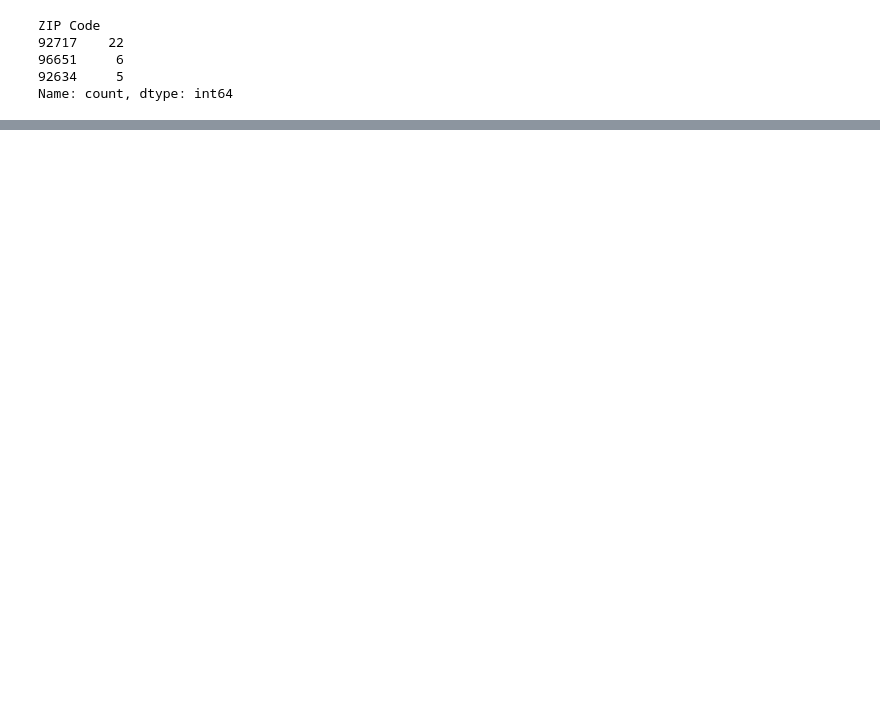
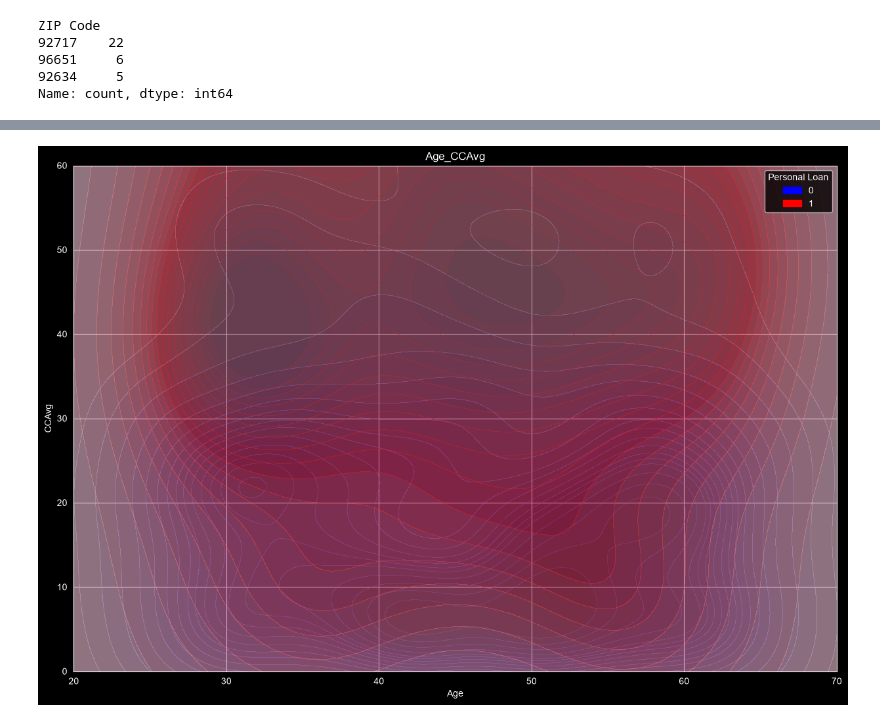
Before and after one commit to MHDadkhah172/MLDailyProject, a Jupyter notebook: 03_loan _modelling/notebooks/preprocessing.ipynb, the cells around one changed output, grey strips where cells are left out. Saved outputs shown, nothing was run; the diff lists cells and outputs as text; code cells hidden in the pictures; blank space fills up the shorter version.

```diff
--- a/03_loan _modelling/notebooks/preprocessing.ipynb
+++ b/03_loan _modelling/notebooks/preprocessing.ipynb
@@ -196,0 +254,23 @@ TypeError: Invalid value '33.6458' for dtype 'str'. Value should be a string or
+# %%
+plt.figure(figsize=(15,10))
+
+sns.kdeplot(
+    data=df,
+    x="Age",
+    y="CCAvg",
+    hue="Personal Loan",
+    fill=True,
+    common_norm=False,
+    levels=20,
+    palette={0: "blue", 1: "red"},
+    thresh=0,
+    alpha=0.4
+)
+
+plt.xlim(20,70)
+plt.ylim(0,60)
+
+plt.title("Age_CCAvg")
+plt.show()
+# %% [output]
+[figure, added]
```
Also changed, not shown: parts of 4 cells of this notebook.
